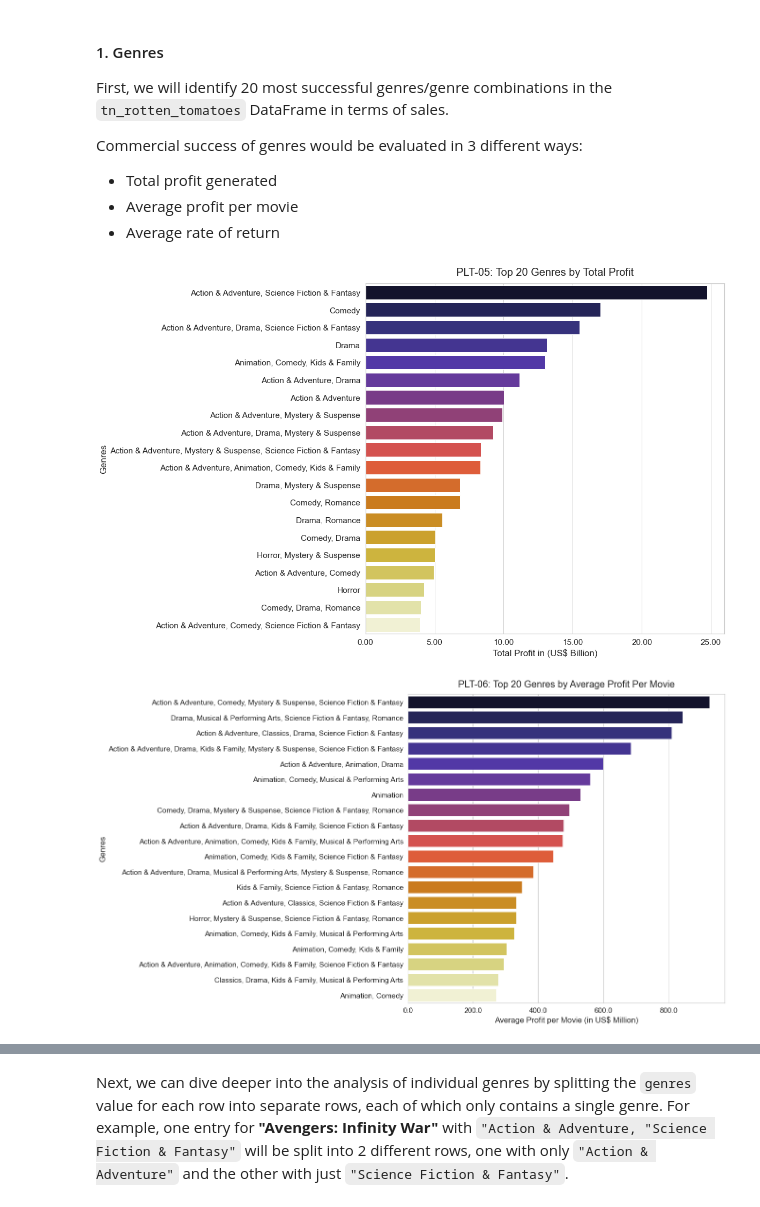
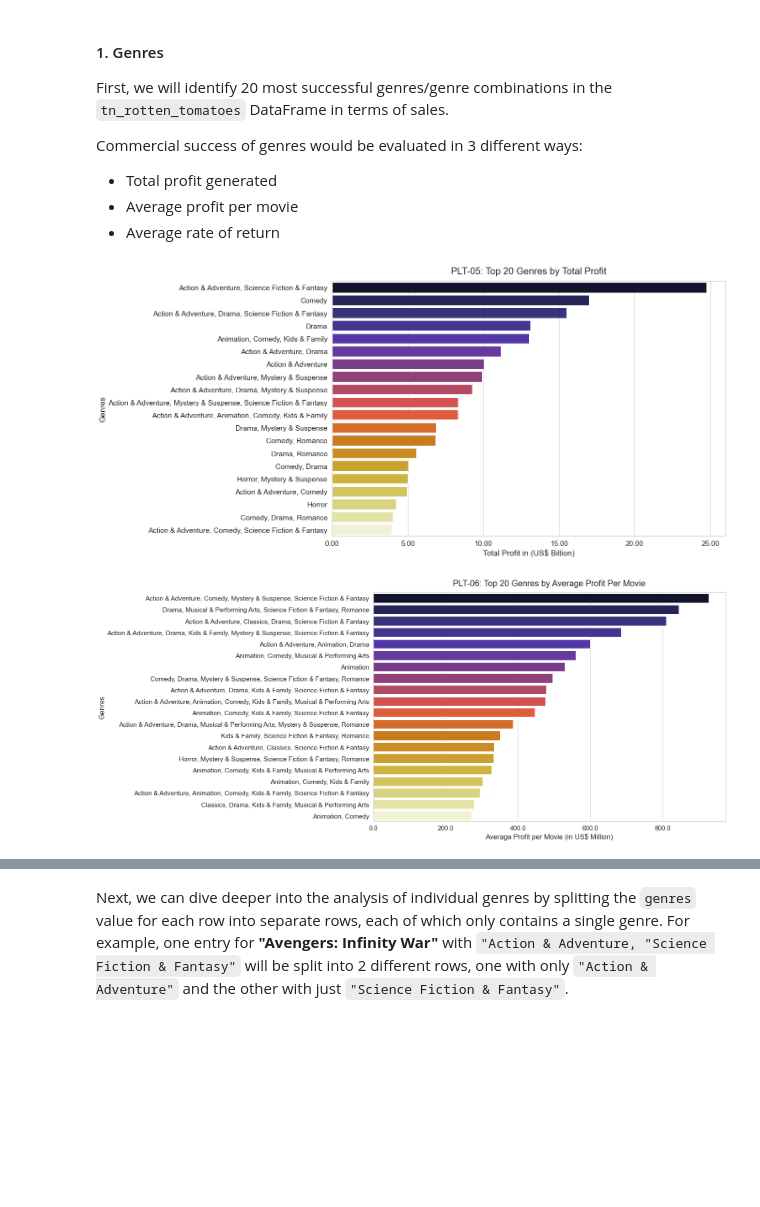
Before and after one commit to chibui191/110920-Project-P1-Movie-Analysis, a Jupyter notebook: dsc-phase1-project-movie-exploratory-analysis.ipynb, the cells around one changed output, grey strips where cells are left out. Saved outputs shown, nothing was run; the diff lists cells and outputs as text; code cells hidden in the pictures; blank space fills up the shorter version.

```diff
--- a/dsc-phase1-project-movie-exploratory-analysis.ipynb
+++ b/dsc-phase1-project-movie-exploratory-analysis.ipynb
@@ -349,20 +359,20 @@ top20genres_sumprofit = tn_rotten_tomatoes.groupby(by='genres').profit.sum().sor
 # %%
 # Bar Plot - Top 20 Genres by Total Profit
 sns.set(style="whitegrid",
         font_scale=1.4)
-fig, ax = plt.subplots(figsize=(12, 12))
+fig, ax = plt.subplots(figsize=(15, 10))
 ax = sns.barplot(x=top20genres_sumprofit,
                  y=top20genres_sumprofit.index,
                  palette='CMRmap')
 ax.set(xlabel='Total Profit in (US$ Billion)',
        ylabel='Genres')
 ax.set_title('PLT-05: Top 20 Genres by Total Profit', pad=15, fontsize=20)
 
 ax.xaxis.set_major_formatter(plticker.FuncFormatter(lambda x, pos: '{:,.2f}'.format(x/(10**9))))
-
+plt.savefig("images/plt-05.png", bbox_inches='tight')
 plt.show();
 # %% [output]
-[figure, old version]
+[figure, new version]
 # %%
 # (2) - Average Profit per Movie
 top20genres_avgprofit = tn_rotten_tomatoes.groupby(by='genres').profit.mean().sort_values(ascending=False)[:20]
@@ -370,7 +380,7 @@ top20genres_avgprofit = tn_rotten_tomatoes.groupby(by='genres').profit.mean().so
 # Bar Plot - Top 20 Genres by Average Profit per Movie
 sns.set(style="whitegrid",
         font_scale=1.4)
-fig, ax = plt.subplots(figsize=(12, 12))
+fig, ax = plt.subplots(figsize=(15, 10))
 ax = sns.barplot(x=top20genres_avgprofit,
                  y=top20genres_avgprofit.index,
                  palette='CMRmap')
@@ -379,10 +389,10 @@ ax.set(xlabel='Average Profit per Movie (in US$ Million)',
 ax.set_title('PLT-06: Top 20 Genres by Average Profit Per Movie', pad=15, fontsize=20)
 
 ax.xaxis.set_major_formatter(plticker.FuncFormatter(lambda x, pos: '{:,.1f}'.format(x/(10**6))))
-
+plt.savefig("images/plt-06.png", bbox_inches='tight')
 plt.show();
 # %% [output]
-[figure, old version]
+[figure, new version]
 # %%
 # (1) - Average Rate of Return
 top20genres_avgror = tn_rotten_tomatoes.groupby(by='genres').rate_of_return.mean().sort_values(ascending=False)[:20]
```
Also changed, not shown: parts of 50 cells of this notebook, 20 other files.
